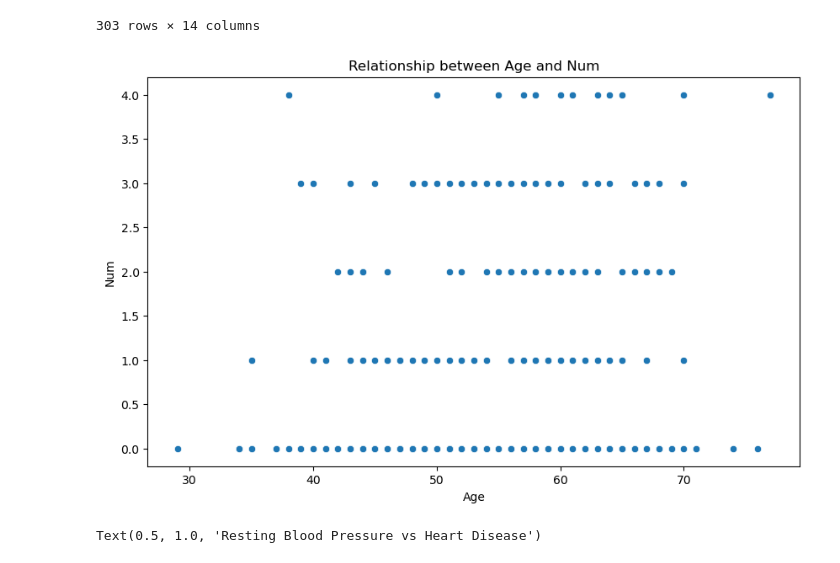
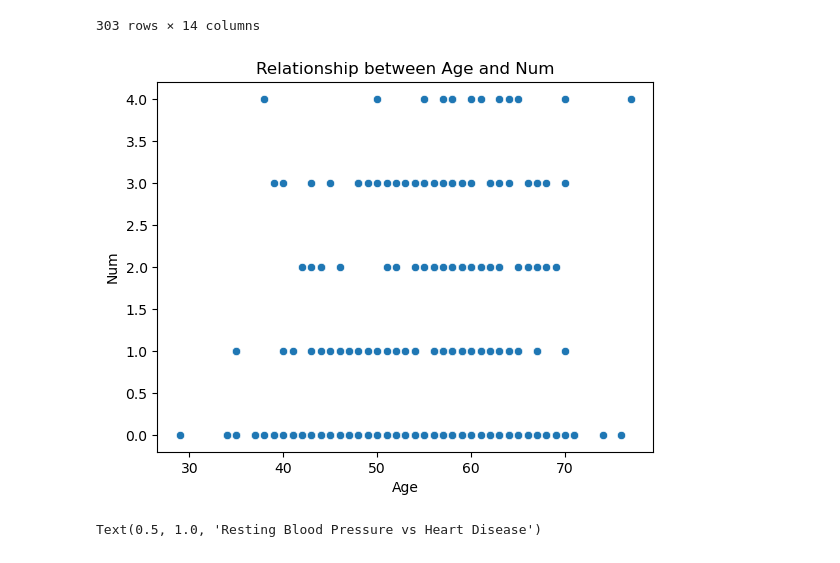
Before and after one commit to Lighthouse0903/Heart_Disease_Hwk, a Jupyter notebook: heart_disease.ipynb, the cells around one changed output. Saved outputs shown, nothing was run; the diff lists cells and outputs as text; code cells hidden in the pictures.

```diff
--- a/heart_disease.ipynb
+++ b/heart_disease.ipynb
@@ -61,15 +61,15 @@ heart_disease_df
 # %%
 import pandas as pd
 import seaborn as sns
 import matplotlib.pyplot as plt
-plt.figure(figsize=(10, 6))
+# plt.figure(figsize=(10, 6))
 sns.scatterplot(data=heart_disease_df, x='age', y='num')
 plt.title('Relationship between Age and Num')
 plt.xlabel('Age')
 plt.ylabel('Num')
 plt.show()
 # %% [output]
-[figure, old version]
+[figure, new version]
 # %%
 sns.scatterplot(data=heart_disease_df, x='trestbps', y='num')
 plt.title('Resting Blood Pressure vs Heart Disease')
```
Also changed, not shown: parts of 5 cells of this notebook.
